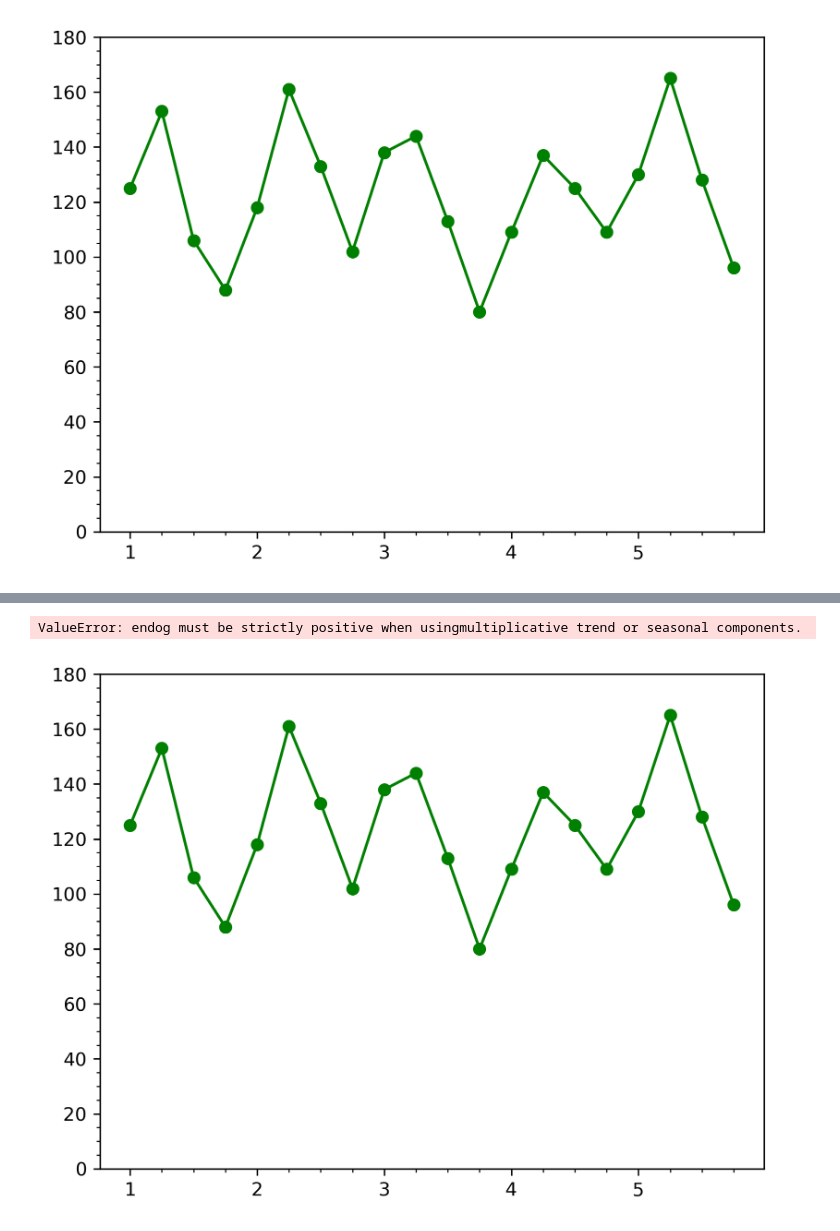
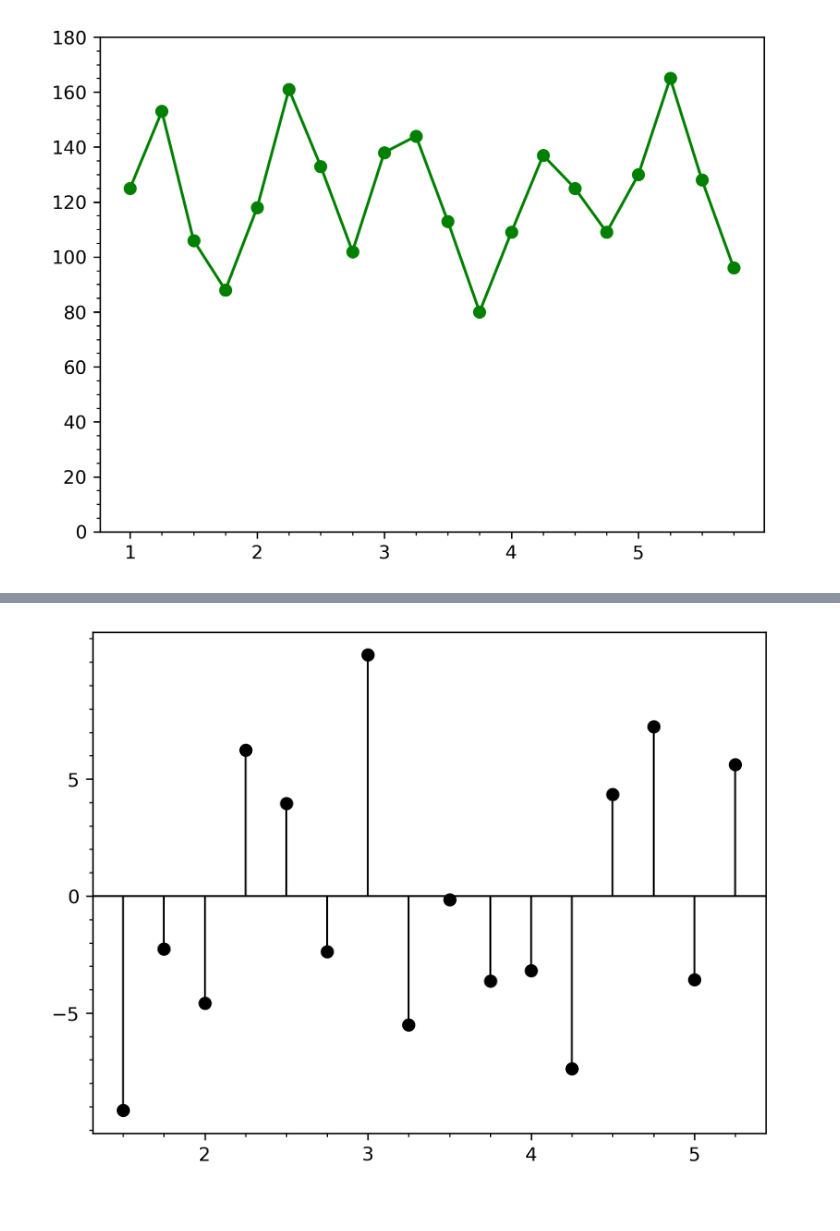
Before and after one commit to JasonWQD/Assignment-1-of-P-F, a Jupyter notebook: Q(a)_umbrella.ipynb, the cells around one changed output, grey strips where cells are left out. Saved outputs shown, nothing was run; the diff lists cells and outputs as text; code cells hidden in the pictures.

```diff
--- a/Q(a)_umbrella.ipynb
+++ b/Q(a)_umbrella.ipynb
@@ -168,5 +289,32 @@ def fPlot86(dfUmbrella):
-# %%
-fPlot86(dfUmbrella)
-# %% [output]
-ValueError: endog must be strictly positive when usingmultiplicative trend or seasonal components.
-[figure, removed]
+# %%
+def fPlot85_G3(dfUmbrella):
+
+    dfUmbrella_trimmed = dfUmbrella.iloc[2:-2]
+    dHt_trimmed = dHt[2:-2]
+
+    x_values = np.arange(1.5, 5.5, 0.25)
+    plt.figure(dpi=300)
+
+    Grows = dfUmbrella_trimmed["Umbrella Sales"] - dLt - dHt_trimmed
+
+    plt.plot(x_values, Grows, color='black', marker='o', linestyle='')
+
+    plt.axhline(y=0, color='black', linestyle='-', linewidth=1)
+
+    plt.vlines(x_values, ymin=0, ymax=Grows, color='black', linestyle='-', linewidth=1)
+
+    plt.minorticks_on()
+
+    major_locator = MultipleLocator(1)
+    minor_locator = MultipleLocator(0.25)
+
+    plt.gca().xaxis.set_major_locator(major_locator)
+    plt.gca().xaxis.set_minor_locator(minor_locator)
+
+    plt.yticks([-5, 0, 5])
+
+    plt.show()
+
+fPlot85_G3(dfUmbrella)
+# %% [output]
+[figure, added]
```
Also changed, not shown: parts of 14 cells of this notebook.
